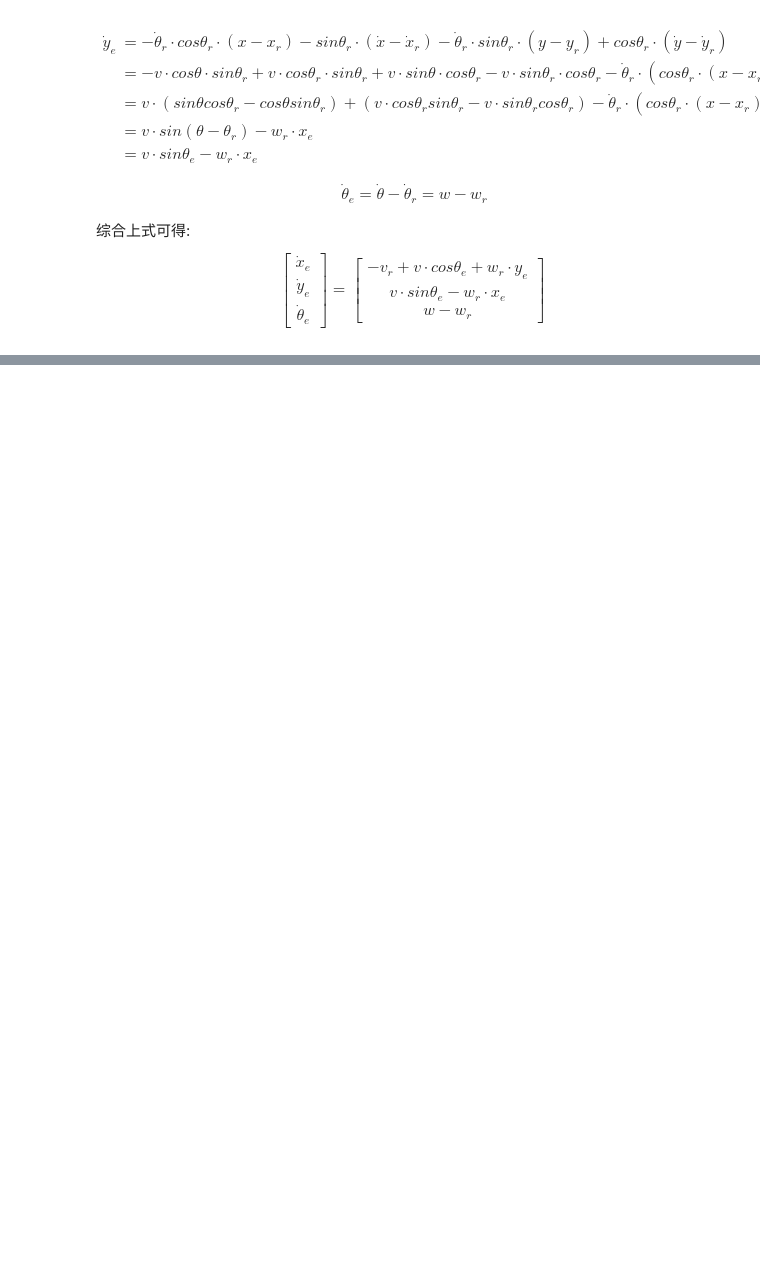
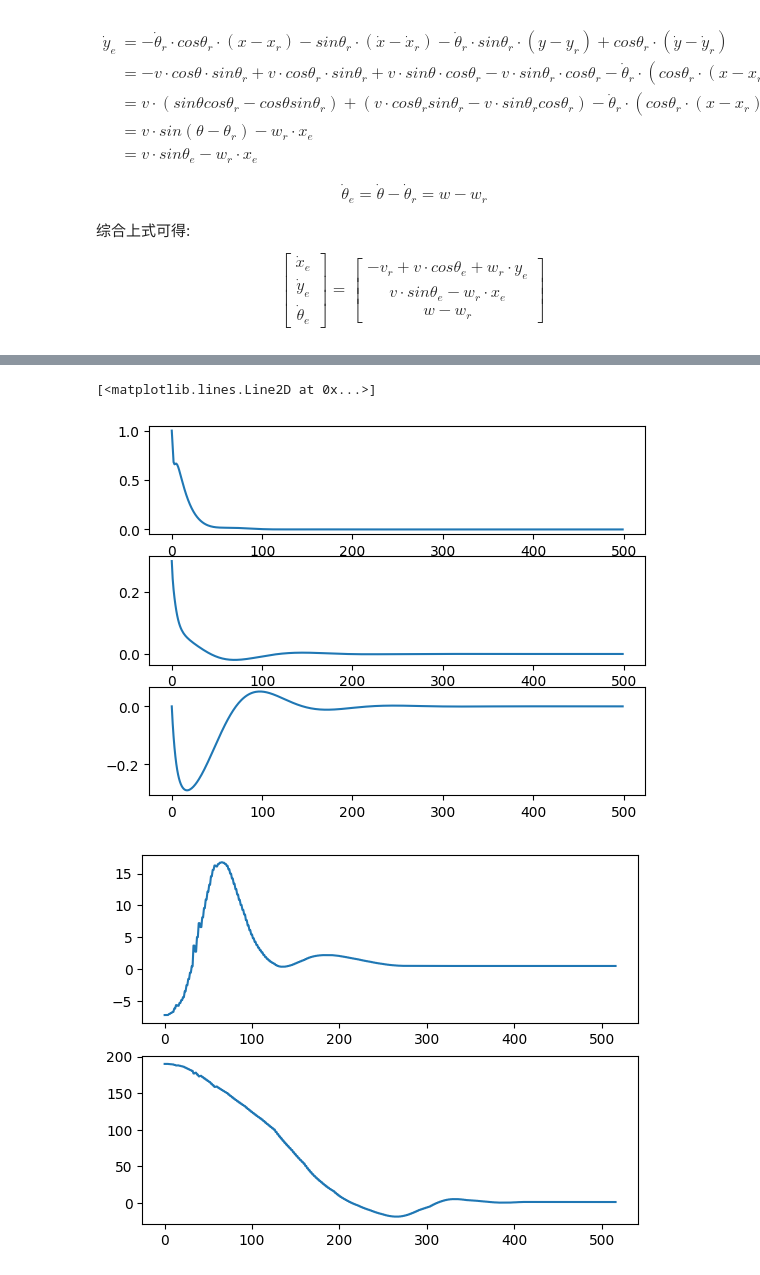
Before and after one commit to John5465/ControlPy, a Jupyter notebook: backstepping_for_diff_drive.ipynb, the cells around one changed output, grey strips where cells are left out. Cells and saved outputs as stored; diff of their text form; code cells hidden in the pictures; blank space fills up the shorter version.

```diff
--- a/backstepping_for_diff_drive.ipynb
+++ b/backstepping_for_diff_drive.ipynb
@@ -105,12 +110,0 @@ $$
-# %%
-def func(x):
-    return x*np.sin(np.arctan(x))
-
-def func1(x):
-    return x * x / np.sqrt(1+x**2)
-
-w = np.arange(-2*np.pi, 2*np.pi, 0.1)
-
-#fig, ax = plt.subplots()
-#ax.plot(w, func(w))
-#ax.plot(w, func1(w), 'r*')
@@ -119,0 +174,13 @@ w = np.arange(-2*np.pi, 2*np.pi, 0.1)
+# %%
+fig, ax = plt.subplots(3, 1)
+ax[0].plot(err_x)
+ax[1].plot(err_y)
+ax[2].plot(err_th)
+
+fig, ax = plt.subplots(2, 1)
+ax[0].plot(ctrl_v)
+ax[1].plot(np.rad2deg(ctrl_w))
+# %% [output]
+[<matplotlib.lines.Line2D at 0x...>]
+[figure, added]
+[figure, added]
```
Also changed, not shown: parts of 4 cells of this notebook.
